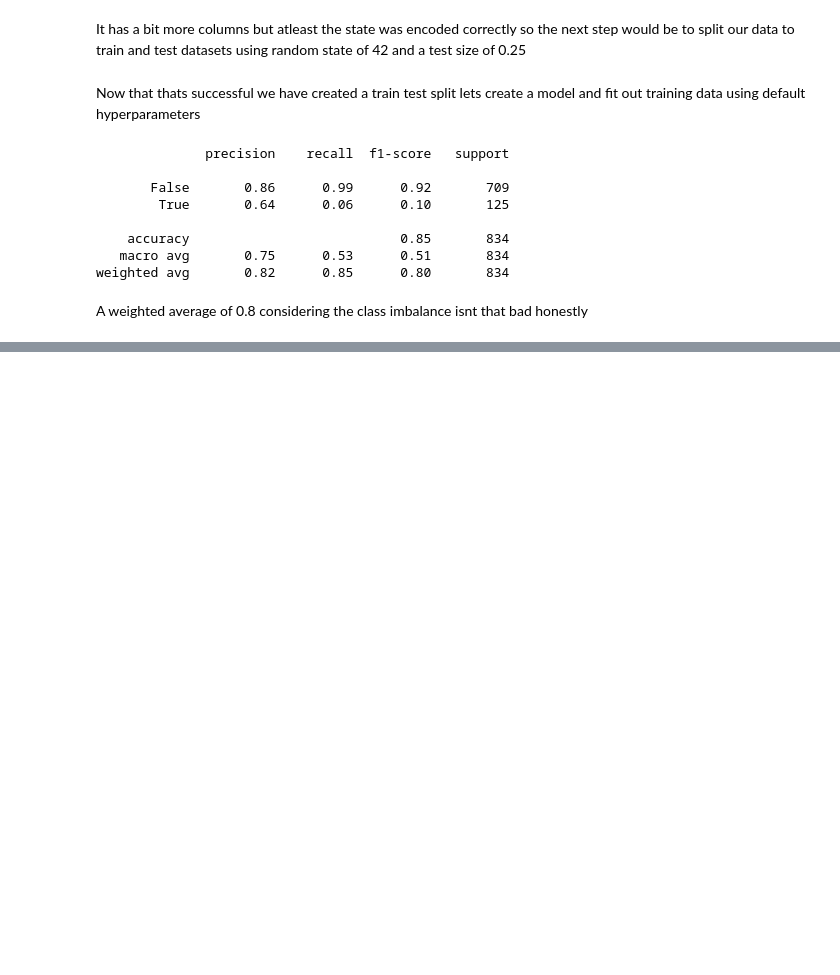
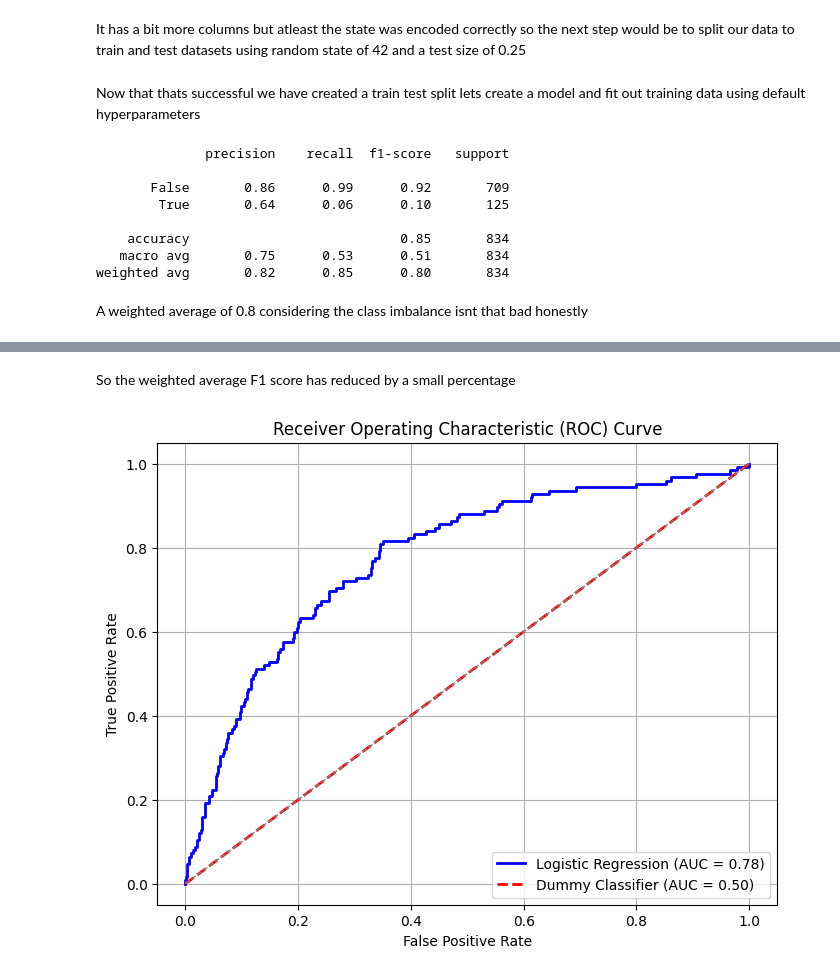
Before and after one commit to IceyPanda23/Phase_3_project, a Jupyter notebook: Project.ipynb, the cells around one changed output, grey strips where cells are left out. Drawn from its saved outputs; the diff is of its cells as text; code cells hidden in the pictures; blank space fills up the shorter version.

```diff
--- a/Project.ipynb
+++ b/Project.ipynb
@@ -192,7 +191,7 @@ Now that thats successful we have created a train test split lets create a model
 logreg = LogisticRegression()
 logreg.fit(X_train,y_train)
 y_pred = logreg.predict(X_test)
-f1_score = f1_score(y_true=y_test,y_pred=y_pred)
+f1_scoree = f1_score(y_true=y_test,y_pred=y_pred)
 accuracy_score = accuracy_score(y_true=y_test,y_pred=y_pred)
 classification_report = classification_report(y_true=y_test,y_pred=y_pred)
 print(classification_report)
@@ -213,0 +270,37 @@ dumy_model =
+# %% [markdown]
+So the weighted average F1 score has reduced by a small percentage
+# %%
+
+# Create logistic regression model and dummy classifier
+logreg = LogisticRegression(**best_params)  # Using the best hyperparameters found by grid search
+dummy = DummyClassifier(strategy='uniform')  # Create a dummy classifier with a random strategy
+
+# Fit the models
+logreg.fit(X_train,y_train)
+dummy.fit(X_train, y_train)
+
+# Compute predicted probabilities for logistic regression model and dummy classifier
+y_pred_prob_logreg = logreg.predict_proba(X_test)[:, 1]
+y_pred_prob_dummy = dummy.predict_proba(X_test)[:, 1]
+
+# Compute ROC curve and ROC area for logistic regression model
+fpr_logreg, tpr_logreg, _ = roc_curve(y_test, y_pred_prob_logreg)
+roc_auc_logreg = auc(fpr_logreg, tpr_logreg)
+
+# Compute ROC curve and ROC area for dummy classifier
+fpr_dummy, tpr_dummy, _ = roc_curve(y_test, y_pred_prob_dummy)
+roc_auc_dummy = auc(fpr_dummy, tpr_dummy)
+
+# Plot ROC curve
+plt.figure(figsize=(8, 6))
+plt.plot(fpr_logreg, tpr_logreg, color='blue', lw=2, label='Logistic Regression (AUC = %0.2f)' % roc_auc_logreg)
+plt.plot(fpr_dummy, tpr_dummy, color='red', lw=2, linestyle='--', label='Dummy Classifier (AUC = %0.2f)' % roc_auc_dummy)
+plt.plot([0, 1], [0, 1], color='gray', lw=1, linestyle='--')  # Diagonal line representing random chance
+plt.xlabel('False Positive Rate')
+plt.ylabel('True Positive Rate')
+plt.title('Receiver Operating Characteristic (ROC) Curve')
+plt.legend(loc='lower right')
+plt.grid(True)
+plt.show()
+# %% [output]
+[figure, added]
```
Also changed, not shown: parts of 7 cells of this notebook.
